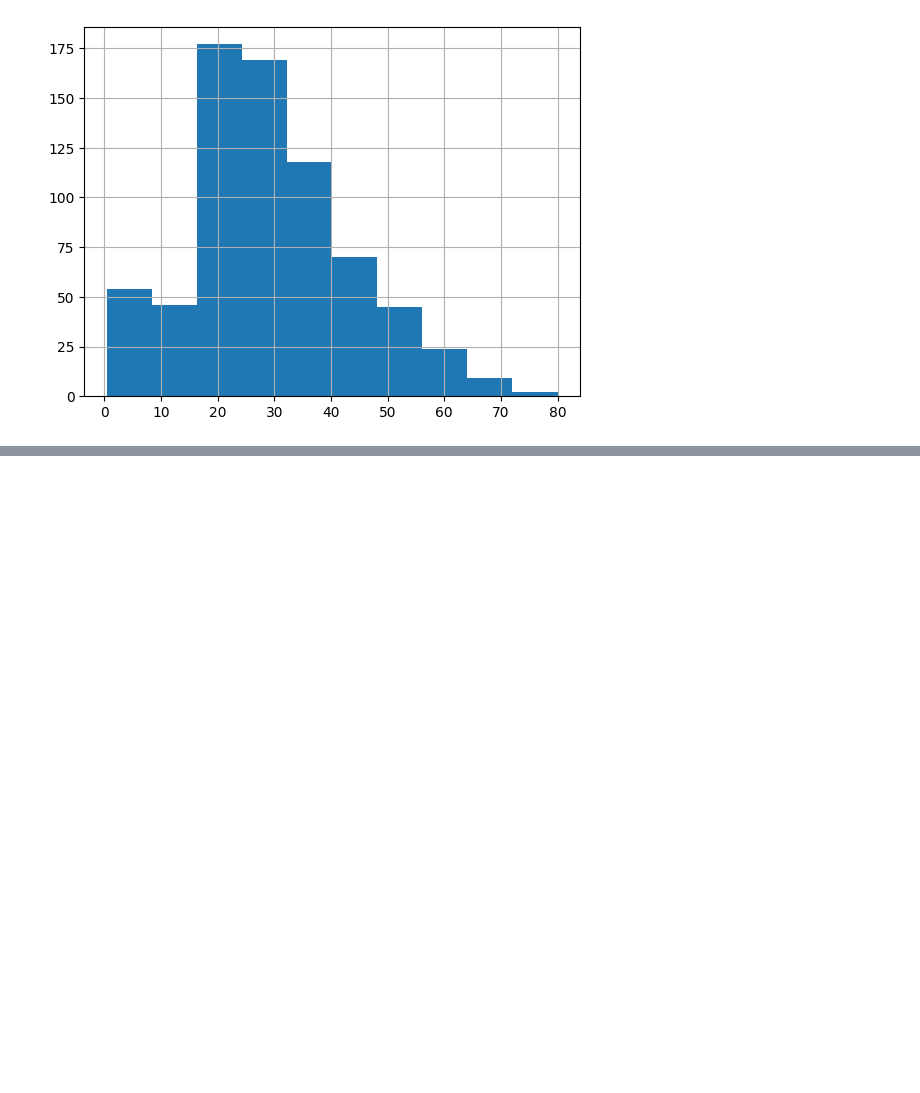
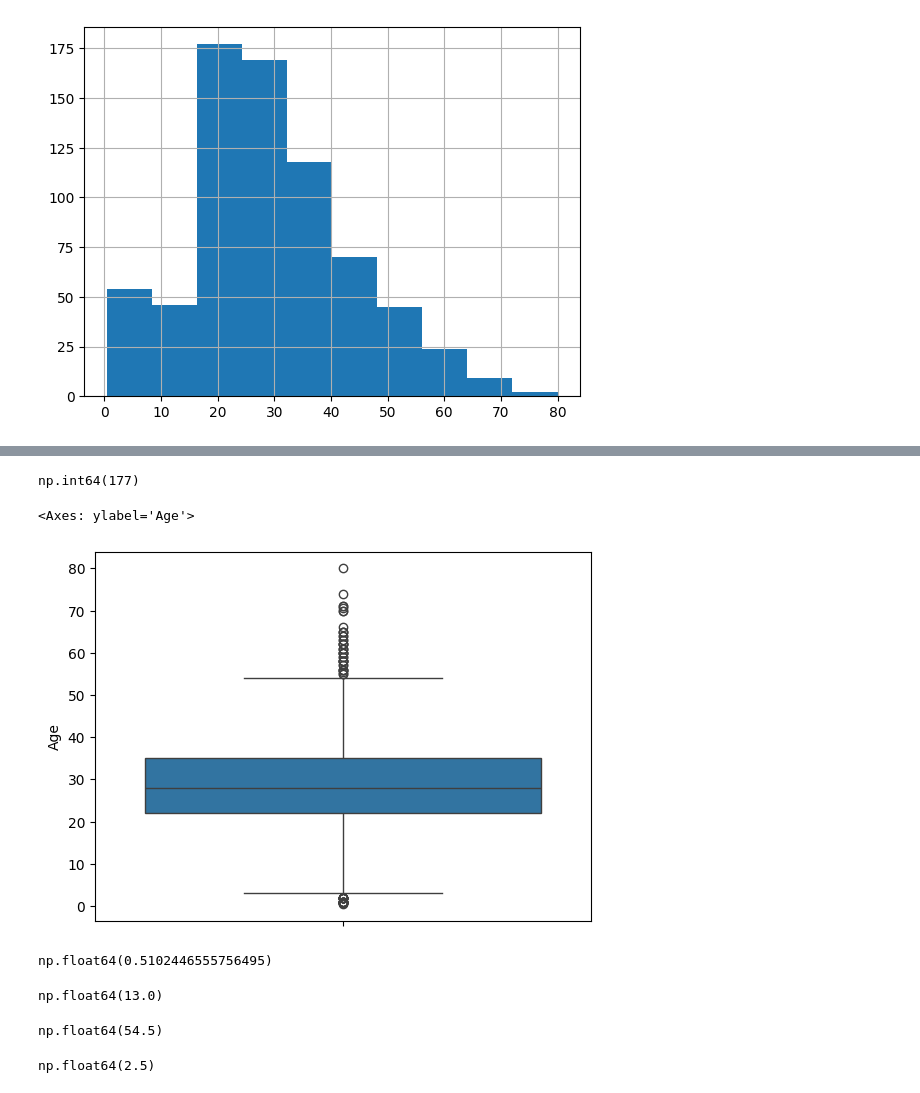
Before and after one commit to kushal731/AIML, a Jupyter notebook: class17.ipynb, the cells around one changed output, grey strips where cells are left out. Drawn from its saved outputs; the diff is of its cells as text; code cells hidden in the pictures; blank space fills up the shorter version.

```diff
--- a/class17.ipynb
+++ b/class17.ipynb
@@ -27,3 +28,5 @@ df['Age'].hist()
 # %% [output]
 <Axes: >
 [figure]
+# %%
+df=df.drop(['PassengerId','Name','Cabin','Ticket'],axis=1)
@@ -29,0 +51,17 @@ df['Age'].hist()
+# %%
+df['Age'].isna().sum()
+# %% [output]
+np.int64(177)
+# %%
+Me=df['Age'].median()
+# %%
+df['Age']=df['Age'].fillna(Me)
+# %%
+s.boxplot(y=df['Age'])
+# %% [output]
+<Axes: ylabel='Age'>
+[figure, added]
+# %%
+df['Age'].skew()
+# %% [output]
+np.float64(0.5102446555756495)
@@ -29,0 +72,4 @@ df['Age'].hist()
+# %%
+IQR
+# %% [output]
+np.float64(13.0)
@@ -29,0 +80,9 @@ df['Age'].hist()
+# %%
+lw
+uw
+# %% [output]
+np.float64(54.5)
+# %%
+lw
+# %% [output]
+np.float64(2.5)
```
Also changed, not shown: parts of 8 cells of this notebook.
